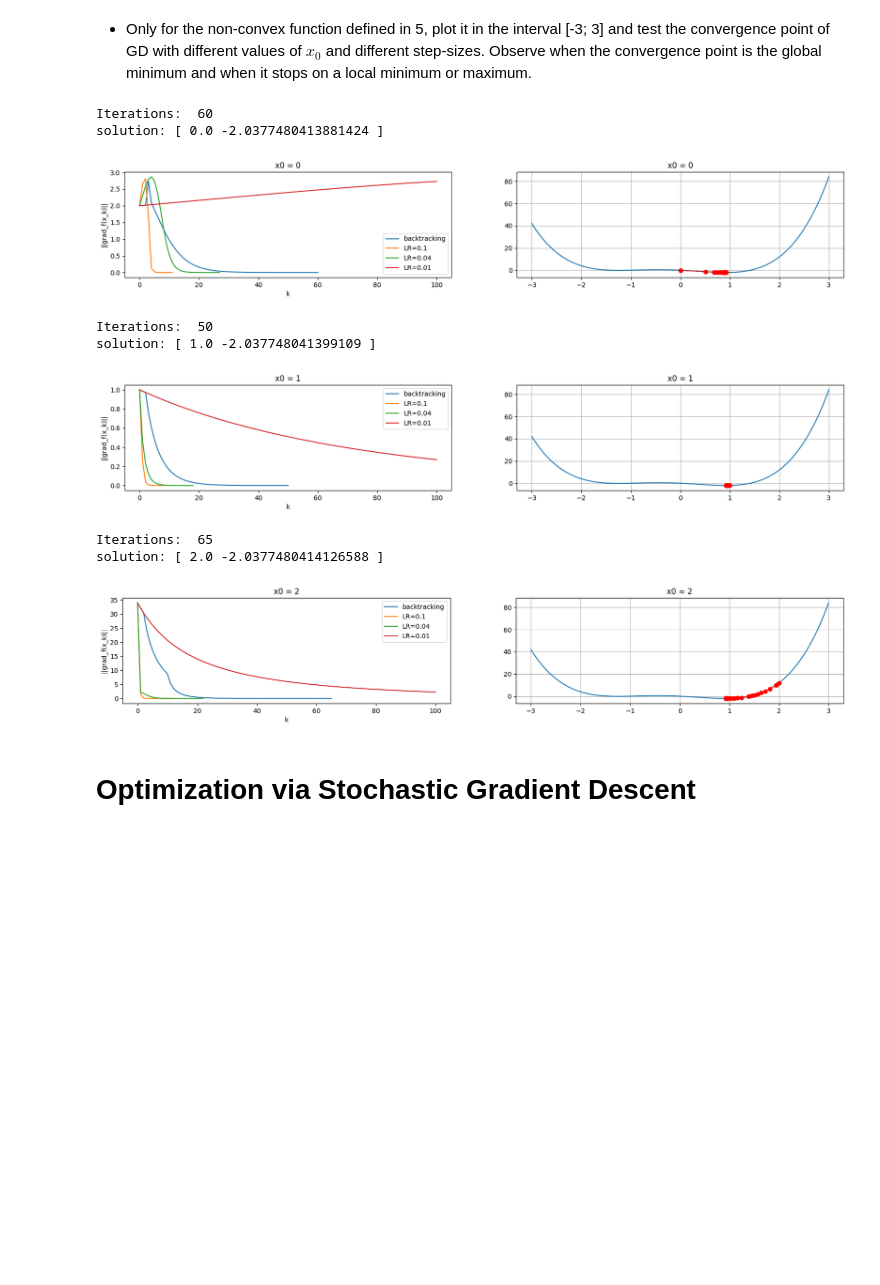
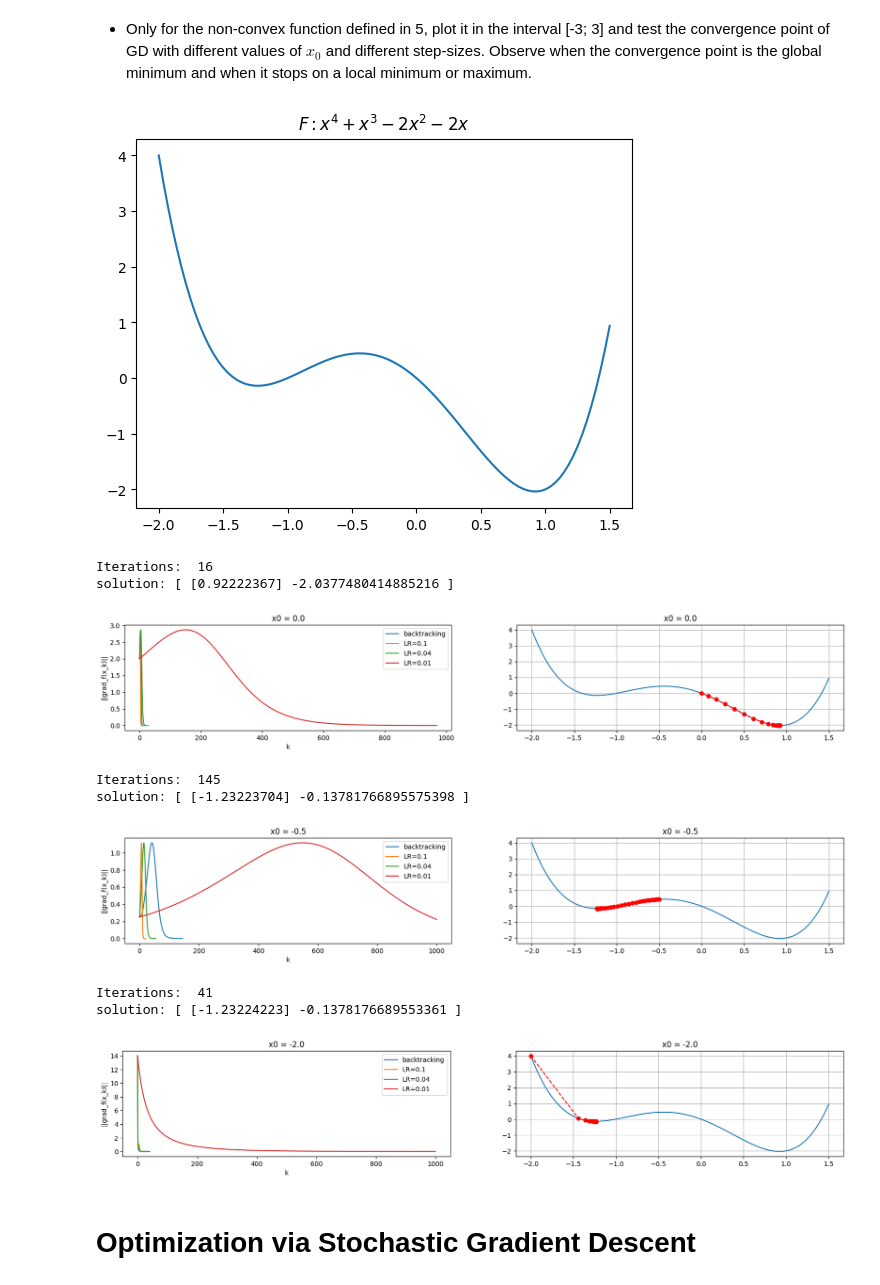
Before and after one commit to ChiaraAngileri/SMM_lab, a Jupyter notebook: Homework3 - no comments.ipynb, the cells around one changed output. Saved outputs shown, nothing was run; the diff lists cells and outputs as text; code cells hidden in the pictures; blank space fills up the shorter version.

```diff
--- a/Homework3 - no comments.ipynb
+++ b/Homework3 - no comments.ipynb
@@ -583,9 +565,9 @@ grad_f = lambda x: grad_f5(x)
 
 tolx = 1e-6
 tolf = 1e-6
-kmax = 100
+kmax = 1000
 
-x0_vector = np.asarray([[0], [1], [2]])
+x0_vector = np.asarray([[0], [-0.5], [-2]])
 cvector = np.asarray([0.1, 0.04, 0.001])
 
 f_tot_x0 = []
@@ -593,20 +575,23 @@ x_tot_x0 = []
 err_tot_x0 = []
 k_tot_x0 = []
 
+x = np.linspace(-2,1.5,100)
+y = f(x)
+plt.plot(x,y)
+plt.title("$F: x^{4}+x^{3}-2x^{2}-2x$")
+plt.show()
+
 for x0 in x0_vector:
     f_tot = []
     x_tot = []
     err_tot = []
     k_tot = []
 
-    x_min = np.zeros((4, 1))
-
     x, k, f_val, grads, err_val, _ = GD(f, grad_f, x0, kmax, tolf, tolx, useBackTracking=True)
     f_tot.append(f_val)
     x_tot.append(x)
     err_tot.append(err_val)
     k_tot.append(k)
-    x_min[0] = x[k]
 
     i=1
     for c in cvector:
@@ -616,7 +601,6 @@ for x0 in x0_vector:
         x_tot.append(x)
         err_tot.append(err_val)
         k_tot.append(k)
-        x_min[i] = (x[k])
 
         i+=1
 
@@ -624,8 +608,6 @@ for x0 in x0_vector:
     x_tot_x0.append(x_tot)
     err_tot_x0.append(err_tot)
     k_tot_x0.append(k_tot)
-
-
 
 
 i = 1
@@ -633,49 +615,49 @@ for x0_index in range(len(x0_vector)):
     [x0] = x0_vector[x0_index]
 
     plt.figure(figsize=(20, 10))
     plt.subplot(3, 2, i)
     plt.title(f'x0 = {x0}')
     legend=['backtracking', 'LR=0.1', 'LR=0.04', 'LR=0.01']
 
     for e in range(len(f_tot_x0[x0_index])):
         plt.xlabel('k')
         plt.ylabel('||grad_f(x_k)||')
 
         kk = np.arange(0, k_tot_x0[x0_index][e]+1)
         plt.plot(kk, err_tot_x0[x0_index][e])
         plt.legend(legend)
 
     i+=1
     plt.subplot(3, 2, i)
     plt.title(f'x0 = {x0}')
 
-    x_plot = np.linspace(-3, 3, 100)
+    x_plot = np.linspace(-2,1.5,100)
     y_plot = []
     for e in x_plot:
         y_plot.append(f5(e))
 
     plt.plot(x_plot,y_plot)
-    x = x_tot_x0[x0_index][0]
-    f_val = f_tot_x0[x0_index][0]
-    plt.plot(x, f_val, "--ro")
+    xmin = x_tot_x0[x0_index][2]
+    f_val_min = f_tot_x0[x0_index][2]
+    plt.plot(xmin, f_val_min, "--ro")
     plt.grid()
 
-
-    print("Iterations: ",k_tot_x0[x0_index][0])
-    print("solution: [",x[0,-1],f_val[-1],"]")
+    print("Iterations: ", k_tot_x0[x0_index][0])
+    print("solution: [", xmin[-1], f_val_min[-1], "]")
 
     i+=1
     plt.show()
 # %% [output]
+[figure, new version]
-Iterations:  60
-solution: [ 0.0 -2.0377480413881424 ]
+Iterations:  16
+solution: [ [0.92222367] -2.0377480414885216 ]
-[figure, old version]
+[figure, new version]
-Iterations:  50
-solution: [ 1.0 -2.037748041399109 ]
+Iterations:  145
+solution: [ [-1.23223704] -0.13781766895575398 ]
-[figure, old version]
+[figure, new version]
-Iterations:  65
-solution: [ 2.0 -2.0377480414126588 ]
+Iterations:  41
+solution: [ [-1.23224223] -0.1378176689553361 ]
-[figure, old version]
+[figure, added]
 # %% [markdown]
 # Optimization via Stochastic Gradient Descent
 # %% [markdown]
```
Also changed, not shown: parts of 13 cells of this notebook, 3 other files.
